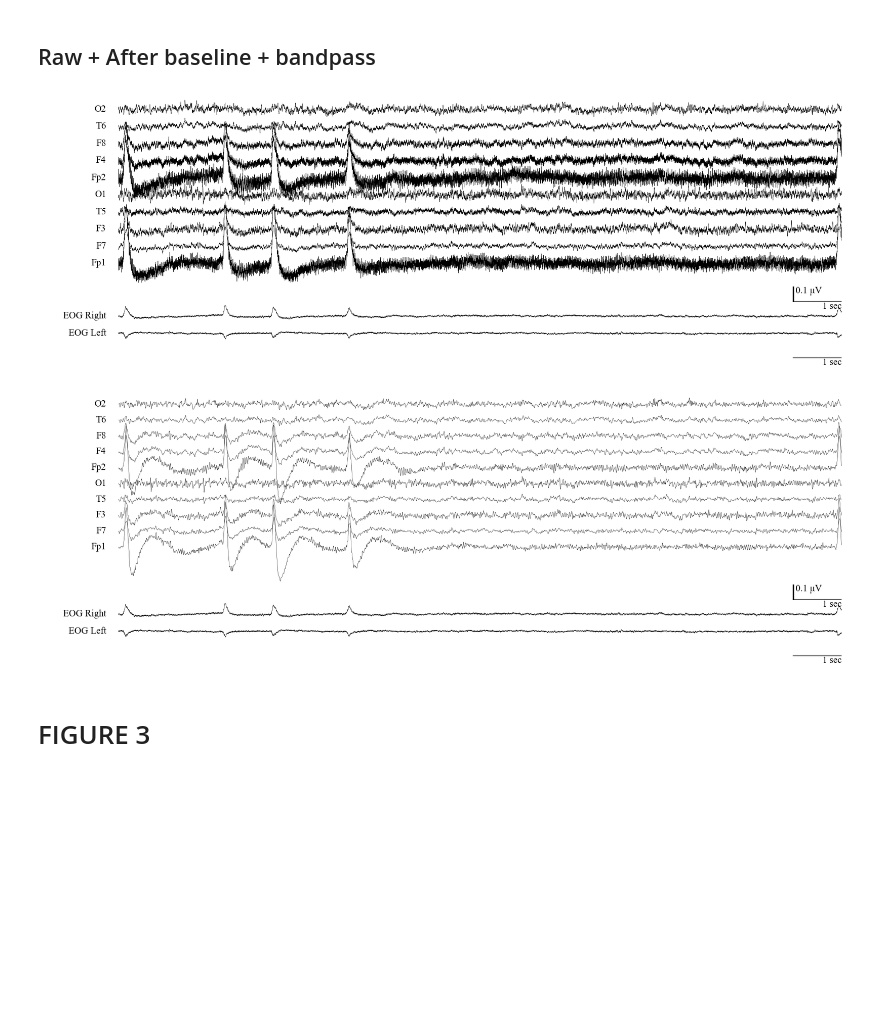
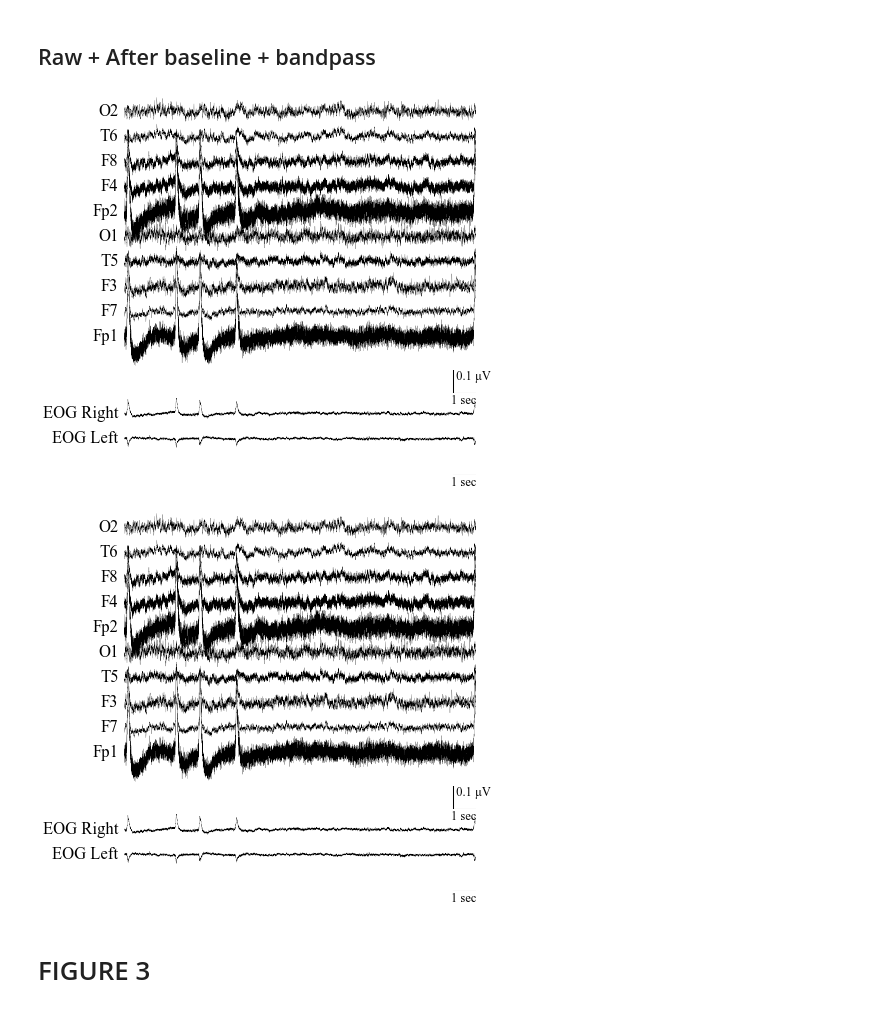
Before and after one commit to Young1906/ica_paper, a Jupyter notebook: figures_v4.ipynb, the cells around one changed output. Drawn from its saved outputs; the diff is of its cells as text; code cells hidden in the pictures; blank space fills up the shorter version.

```diff
--- a/figures_v4.ipynb
+++ b/figures_v4.ipynb
@@ -104,39 +104,39 @@ for task in eeg.tasks:
 
         if i>7:
             break
 
         sample_raw, sample_raw_baseline, sample_raw_bandpass, sample_raw_eog = baseline_bandpass(c)
 
 
         # Raw
         plot_sig(
-            X = sample_raw.get_data() * 1e3,
+            X = sample_raw_baseline.get_data() * 1e3,
             fs = 500,
-            dpi = 150,
+            dpi = 50,
             unit = "μV",
             ch_names = sample_raw.ch_names,
             X_EOG = sample_raw_eog.get_data() * 1e3,
             eog_ch_names = sample_raw_eog.ch_names,
             scale = _scale_c*1e3
         );
 
 
         # Baseline + Bandpass
         plot_sig(
-            X = sample_raw_bandpass.get_data() * 1e3,
+            X = sample_raw_baseline.get_data() * 1e3,
             fs = 500,
-            dpi = 150,
+            dpi = 50,
             unit = "μV",
             ch_names = sample_raw.ch_names,
             X_EOG = sample_raw_eog.get_data() * 1e3,
             eog_ch_names = sample_raw_eog.ch_names,
             markers = [.3,2.2,3.3,4.9],
             scale = _scale_c*1e3
 
         );
 # %% [output]
-[figure, old version]
+[figure, new version]
-[figure, old version]
+[figure, new version]
 # %% [markdown]
 # FIGURE 3
 # %% [markdown]
```
Also changed, not shown: parts of 11 cells of this notebook, 5 other files.
